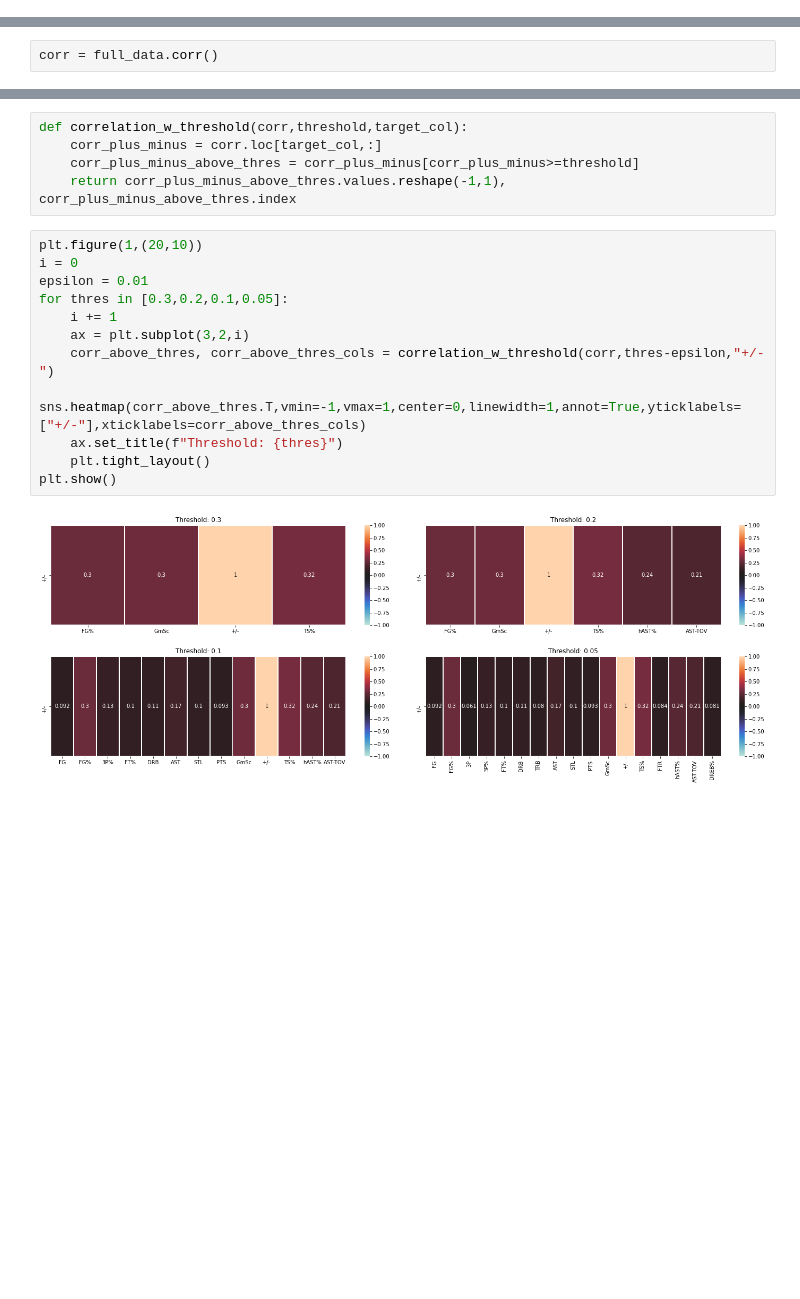
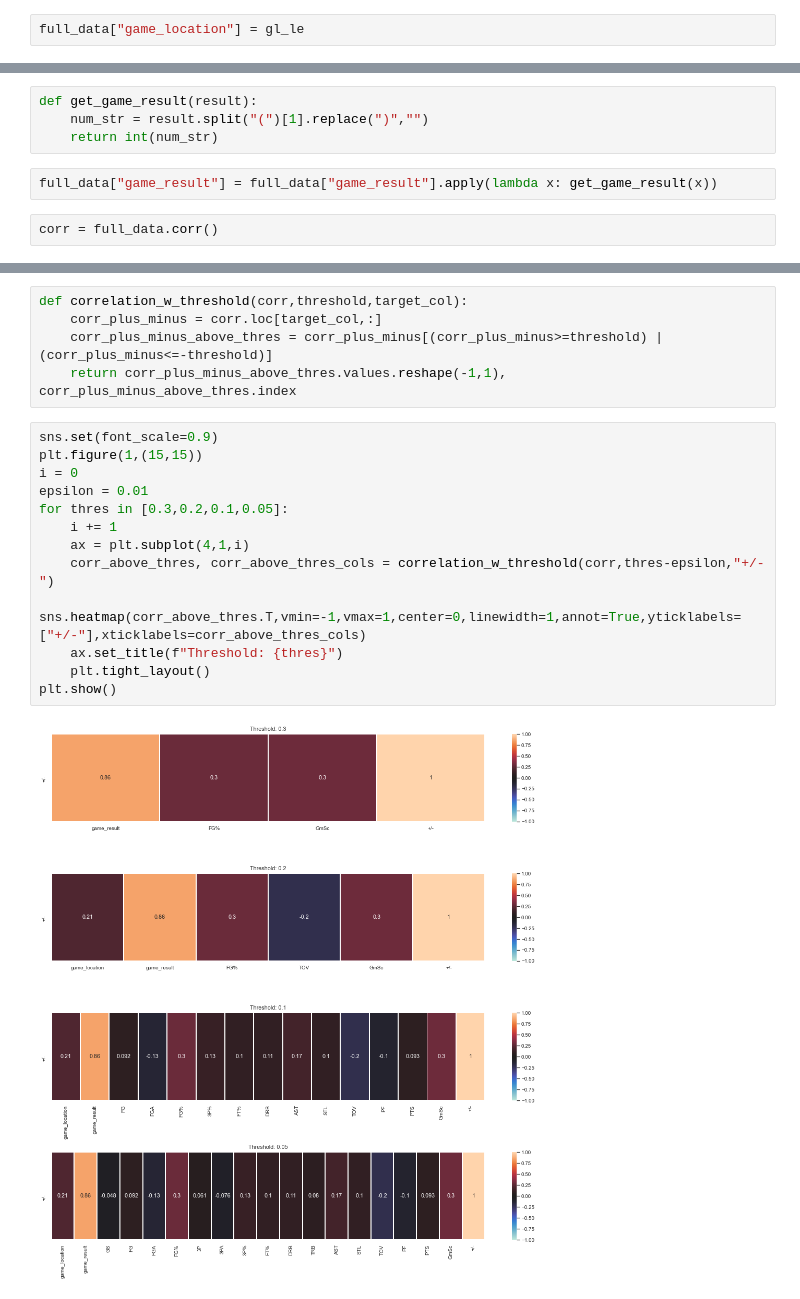
Before and after one commit to SarthakKamboj/Lebron-James-Efficiency-ML-Models, a Jupyter notebook: Feature Engineering.ipynb, the cells around one changed output, grey strips where cells are left out. Drawn from its saved outputs; the diff is of its cells as text; blank space fills up the shorter version.

Commit message:
added ratio calculating function and created some new features with above a 0.1 correlation

```diff
--- a/Feature Engineering.ipynb
+++ b/Feature Engineering.ipynb
@@ -44,0 +61,2 @@ full_data.head()
+# %%
+full_data["game_location"] = gl_le
@@ -45,4 +73,10 @@ full_data.head()
 # %%
 full_data["G"] = full_data["G"].apply(lambda x: int(x))
+# %%
+def get_game_result(result):
+    num_str = result.split("(")[1].replace(")","")
+    return int(num_str)
+# %%
+full_data["game_result"] = full_data["game_result"].apply(lambda x: get_game_result(x))
 # %%
 corr = full_data.corr()
@@ -55,22 +110,23 @@ plt.show()
 # %%
 def correlation_w_threshold(corr,threshold,target_col):
     corr_plus_minus = corr.loc[target_col,:]
-    corr_plus_minus_above_thres = corr_plus_minus[corr_plus_minus>=threshold]
+    corr_plus_minus_above_thres = corr_plus_minus[(corr_plus_minus>=threshold) | (corr_plus_minus<=-threshold)]
     return corr_plus_minus_above_thres.values.reshape(-1,1), corr_plus_minus_above_thres.index
 # %%
-plt.figure(1,(20,10))
+sns.set(font_scale=0.9)
+plt.figure(1,(15,15))
 i = 0
 epsilon = 0.01
 for thres in [0.3,0.2,0.1,0.05]:
     i += 1
-    ax = plt.subplot(3,2,i)
+    ax = plt.subplot(4,1,i)
     corr_above_thres, corr_above_thres_cols = correlation_w_threshold(corr,thres-epsilon,"+/-")
     sns.heatmap(corr_above_thres.T,vmin=-1,vmax=1,center=0,linewidth=1,annot=True,yticklabels=["+/-"],xticklabels=corr_above_thres_cols)
     ax.set_title(f"Threshold: {thres}")
     plt.tight_layout()
 plt.show()
 # %% [output]
-[figure, old version]
+[figure, new version]
 # %% [markdown]
 <h2>Advanced Basketball Statistics</h2>
 <ul>
```
Also changed, not shown: parts of 26 cells of this notebook.
